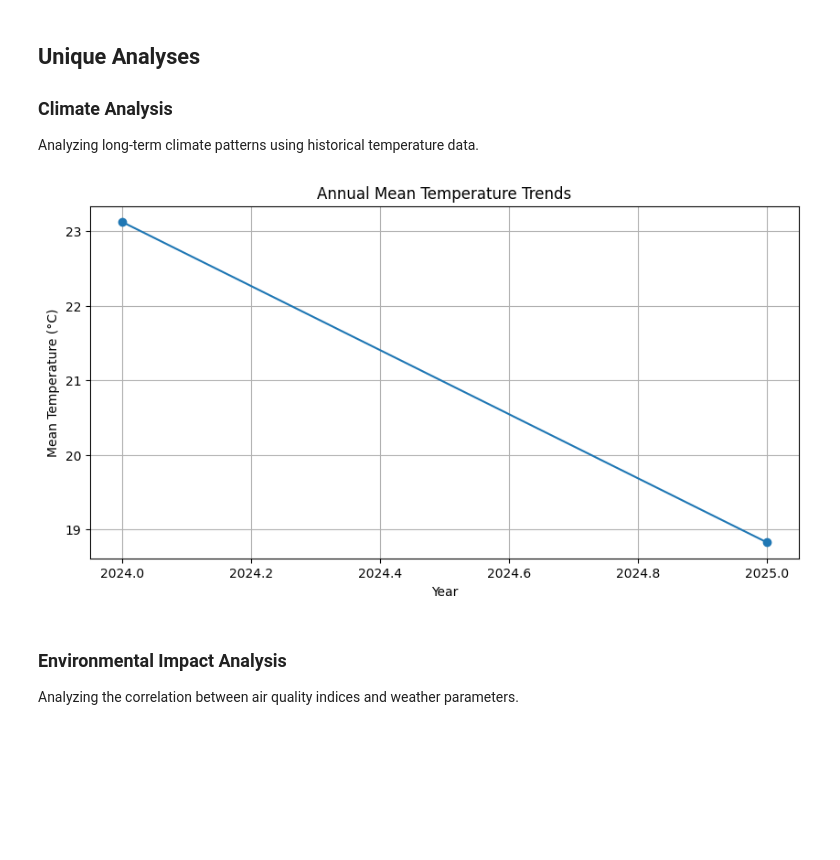
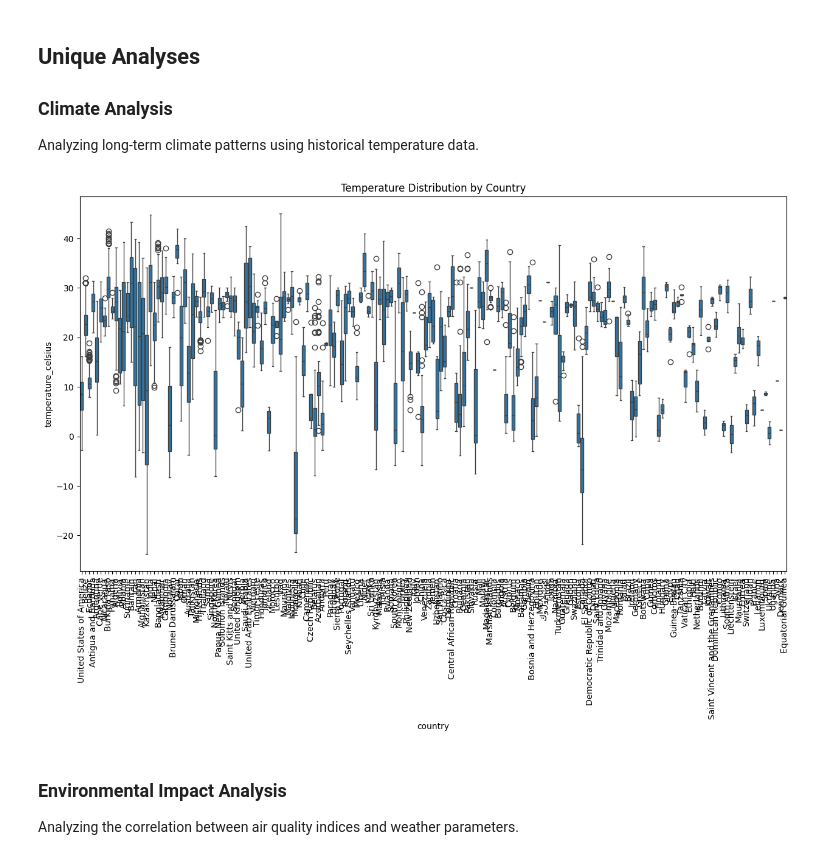
Before and after one commit to Shiva250503ss/Weather-Trend-Forecasting, a Jupyter notebook: Weather_Forecasting_Models_Comparison.ipynb, the cells around one changed output. Saved outputs shown, nothing was run; the diff lists cells and outputs as text; code cells hidden in the pictures; blank space fills up the shorter version.

```diff
--- a/Weather_Forecasting_Models_Comparison.ipynb
+++ b/Weather_Forecasting_Models_Comparison.ipynb
@@ -162,20 +175,14 @@ ValueError: Found array with 0 sample(s) (shape=(0,)) while a minimum of 1 is re
 ### Climate Analysis
 
 Analyzing long-term climate patterns using historical temperature data.
-# %%
-# Climate trend analysis (corrected version)
-data['year'] = data.index.year  # Extract year directly from the datetime index
-annual_mean_temp = data.groupby('year')['temperature_celsius'].mean()
-
-plt.figure(figsize=(10, 5))
-plt.plot(annual_mean_temp.index, annual_mean_temp.values, marker='o')
-plt.title('Annual Mean Temperature Trends')
-plt.xlabel('Year')
-plt.ylabel('Mean Temperature (°C)')
-plt.grid(True)
-plt.show()
-# %% [output]
-[figure, removed]
+# %%
+plt.figure(figsize=(15, 8))
+sns.boxplot(x='country', y='temperature_celsius', data=data)
+plt.xticks(rotation=90)
+plt.title('Temperature Distribution by Country')
+plt.show()
+# %% [output]
+[figure, added]
 # %% [markdown]
 ### Environmental Impact Analysis
 
```
Also changed, not shown: parts of 11 cells of this notebook, 4 other files.
